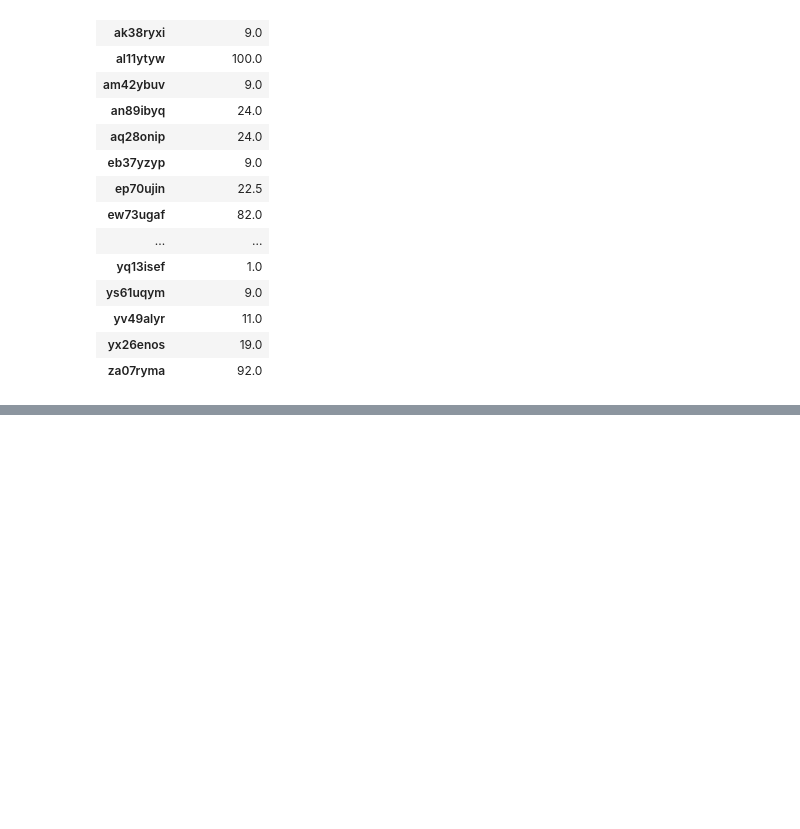
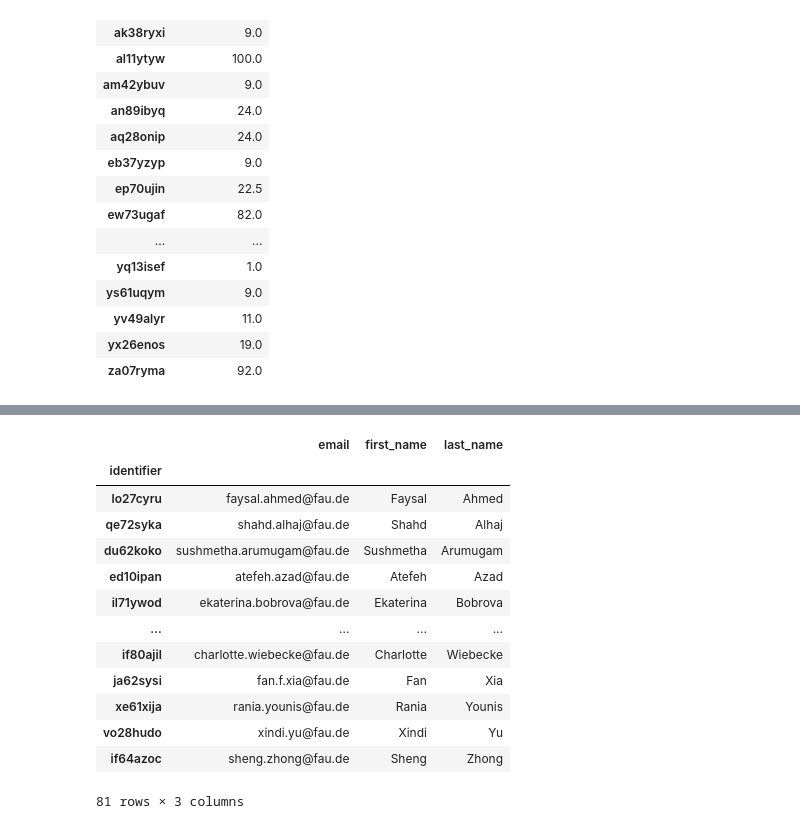
Before and after one commit to digikolleg-data-science-psychology/ads_exercise, a Jupyter notebook: calculate_score.ipynb, the cells around one changed output, grey strips where cells are left out. Saved outputs shown, nothing was run; the diff lists cells and outputs as text; code cells hidden in the pictures; blank space fills up the shorter version.

```diff
--- a/calculate_score.ipynb
+++ b/calculate_score.ipynb
@@ -204,0 +204,19 @@ total
+# %%
+# rename columns
+mails = mails.rename({"Login":"identifier", "E-Mail":"email", "First Name":"first_name", "Last Name":"last_name"}, axis=1).set_index("identifier")
+mails
+# %% [output]
+|  | email | first_name | last_name |
+| identifier |  |  |  |
+| lo27cyru | faysal.ahmed@fau.de | Faysal | Ahmed |
+| qe72syka | shahd.alhaj@fau.de | Shahd | Alhaj |
+| du62koko | sushmetha.arumugam@fau.de | Sushmetha | Arumugam |
+| ed10ipan | atefeh.azad@fau.de | Atefeh | Azad |
+| il71ywod | ekaterina.bobrova@fau.de | Ekaterina | Bobrova |
+| ... | ... | ... | ... |
+| if80ajil | charlotte.wiebecke@fau.de | Charlotte | Wiebecke |
+| ja62sysi | fan.f.xia@fau.de | Fan | Xia |
+| xe61xija | rania.younis@fau.de | Rania | Younis |
+| vo28hudo | xindi.yu@fau.de | Xindi | Yu |
+| if64azoc | sheng.zhong@fau.de | Sheng | Zhong |
+81 rows × 3 columns
```
Also changed, not shown: parts of 8 cells of this notebook, 6 other files.
